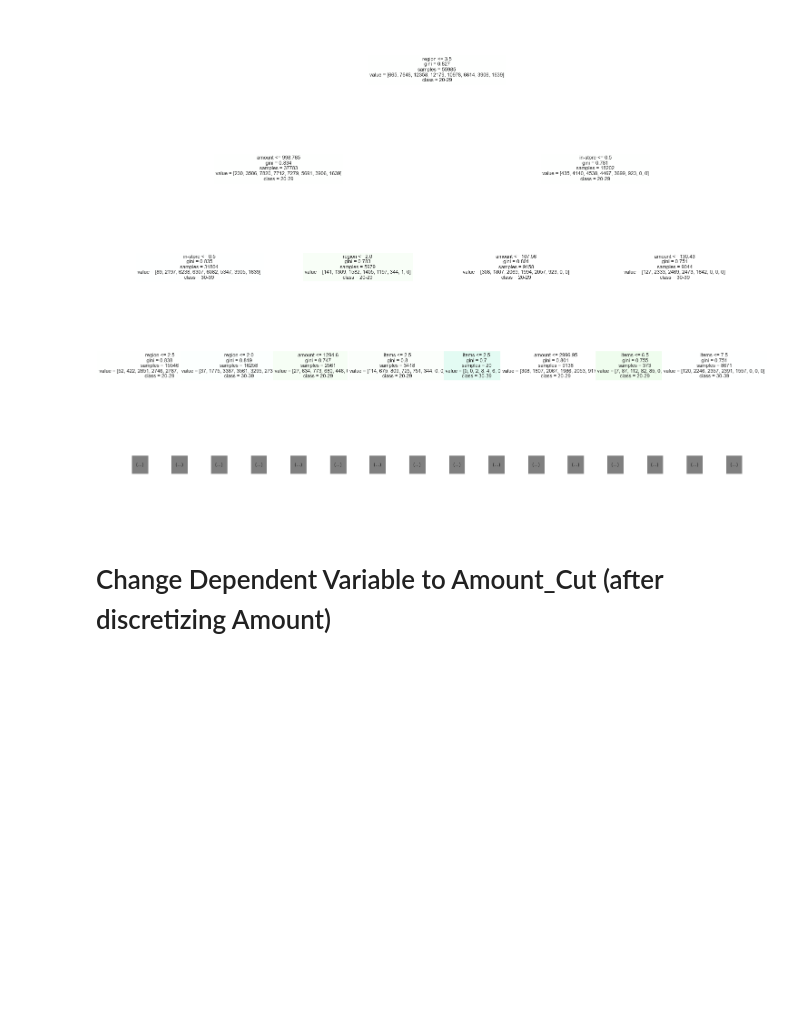
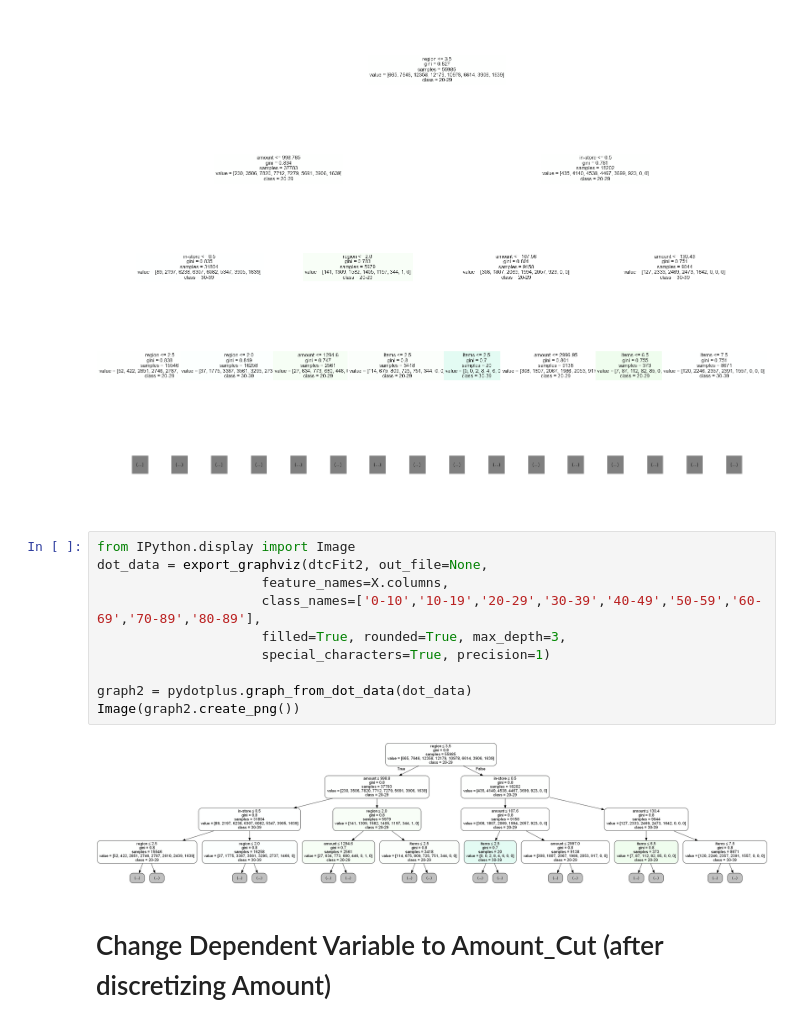
Before and after one commit to susanareyes1/CourseWork, a Jupyter notebook: Course 1- Task 1 and Task 2 -S.Reyes.ipynb, the cells around one changed output. Drawn from its saved outputs; the diff is of its cells as text; blank space fills up the shorter version.

```diff
--- a/Course 1- Task 1 and Task 2 -S.Reyes.ipynb
+++ b/Course 1- Task 1 and Task 2 -S.Reyes.ipynb
@@ -785,6 +800,18 @@ tree2 = plot_tree(dtcFit2, max_depth=3, feature_names=X.columns,
                    class_names=['0-10','10-19','20-29','30-39','40-49','50-59','60-69','70-89','80-89'], filled=True,fontsize=11)
 # %% [output]
 [figure]
+# %%
+from IPython.display import Image
+dot_data = export_graphviz(dtcFit2, out_file=None,
+                     feature_names=X.columns,
+                     class_names=['0-10','10-19','20-29','30-39','40-49','50-59','60-69','70-89','80-89'],
+                     filled=True, rounded=True, max_depth=3,
+                     special_characters=True, precision=1)
+
+graph2 = pydotplus.graph_from_dot_data(dot_data)
+Image(graph2.create_png())
+# %% [output]
+[figure, added]
 # %% [markdown]
 # Change Dependent Variable to Amount_Cut (after discretizing Amount)
 # %%
```
Also changed, not shown: parts of 31 cells of this notebook.
